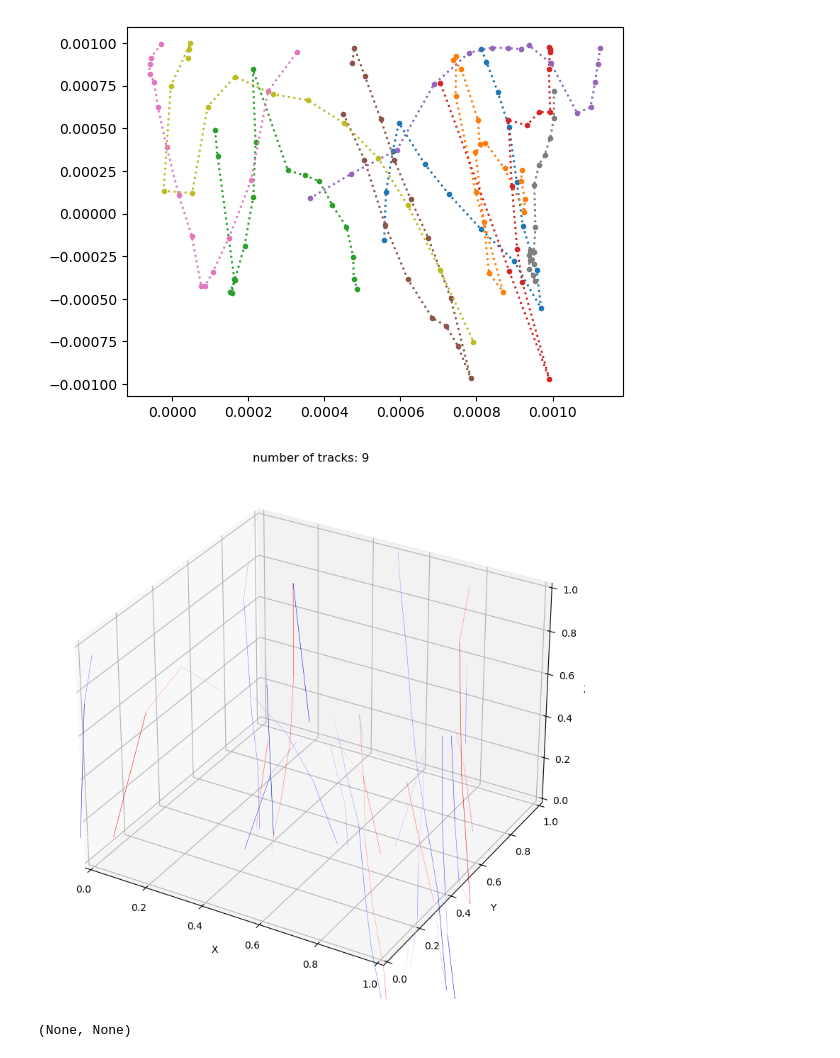
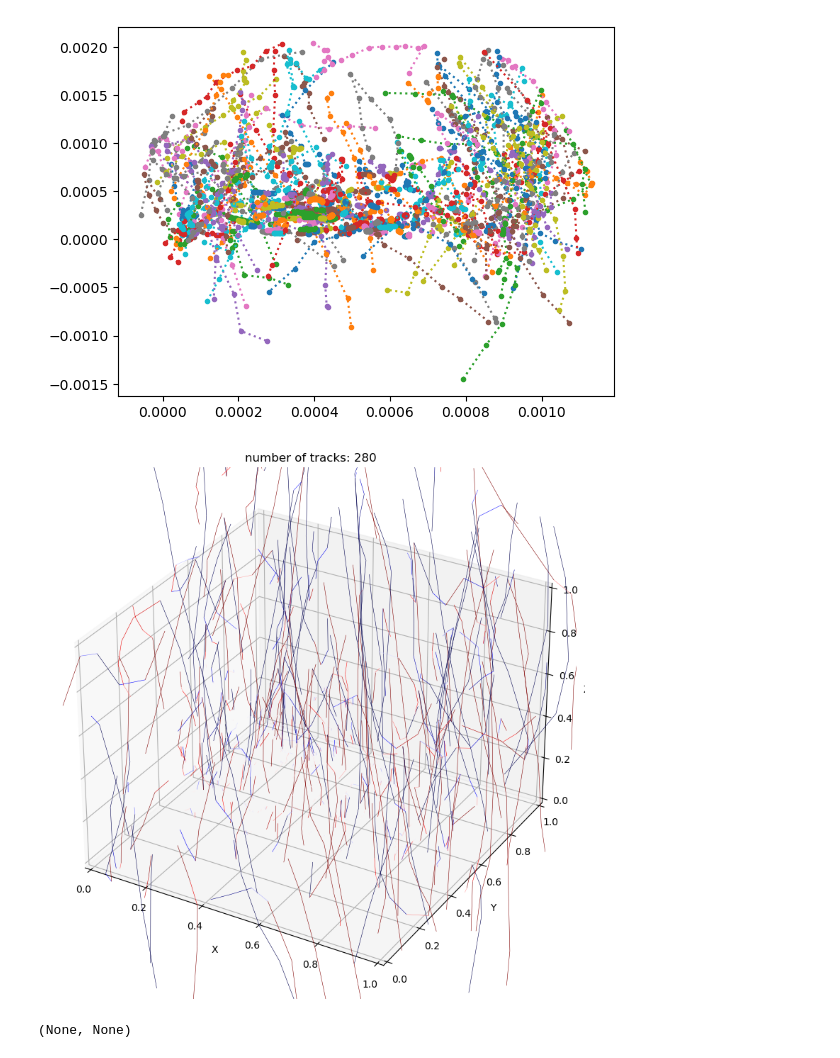
Before and after one commit to OpenPTV/proPTV_OpenPTV_MyPTV_comparison, a Jupyter notebook: read_ptv_is_convert_to_proPTV.ipynb, the cells around one changed output. Cells and saved outputs as stored; diff of their text form; code cells hidden in the pictures.

```diff
--- a/read_ptv_is_convert_to_proPTV.ipynb
+++ b/read_ptv_is_convert_to_proPTV.ipynb
@@ -7,8 +7,8 @@ from tqdm import tqdm
 from mpl_toolkits.mplot3d.art3d import Line3DCollection
 from matplotlib.colors import Normalize
 # %%
-inName = '../8000_20/res/ptv_is.%d'
-trajects = trajectories_ptvis(inName, traj_min_len=15, xuap=False)
+inName = '~/Downloads/1024_15/res/ptv_is.%d'
+trajects = trajectories_ptvis(inName, traj_min_len=8, xuap=False)
 # %%
 for traj in trajects:
 	plt.plot(traj.pos()[:,0], traj.pos()[:,1], '.:')
@@ -18,7 +18,7 @@ for traj in trajects:
 for traj in trajects:
 	plt.plot(traj.pos()[:,0], traj.pos()[:,2], '.:')
 # %% [output]
-[figure, old version]
+[figure, new version]
 # %%
 allTracks = []
 for tr in trajects:
@@ -33,29 +33,29 @@ for tr in trajects:
 # %%
 # def PlotTracks(allTracks,maxvel):
 # plot tracks
-maxvel = 0.001
+maxvel = 0.0001
 fig = plt.figure(figsize=(8,8))
 axis = fig.add_subplot(111, projection='3d')
 for track in tqdm(allTracks, desc='Plot tracks', position=0 , leave=True, delay=0.5):
     # for each track get the positions
     pos = np.asarray(track[1])
     x, y, z = pos[:,0], pos[:,1], pos[:,2]
     # load the velocitiy of the track and select the color as the vz velocity
     vel = np.asarray(track[2])
     color = vel[:,2]
     colorNorm = Normalize(-maxvel,maxvel)
     # define line segment
     points = np.array([x,y,z]).transpose().reshape(-1,1,3)*1000
     segs = np.concatenate([points[:-1],points[1:]],axis=1)
     lc = Line3DCollection(segs,cmap='seismic',norm=colorNorm,linewidths=0.4,alpha=1)
     lc.set_array(color)
     # add the line segment to the figure
     axis.add_collection3d(lc)
 axis.set_title('number of tracks: ' + str(len(allTracks)))
 axis.set_xlabel('X'), axis.set_ylabel('Y'), axis.set_zlabel('Z')
 plt.tight_layout(), plt.show()
     # save tracks
     # plt.savefig('alexTracks.png',dpi=200)
 # %% [output]
-[figure, old version]
+[figure, new version]
 (None, None)
```
Also changed, not shown: parts of 1 cell of this notebook.
